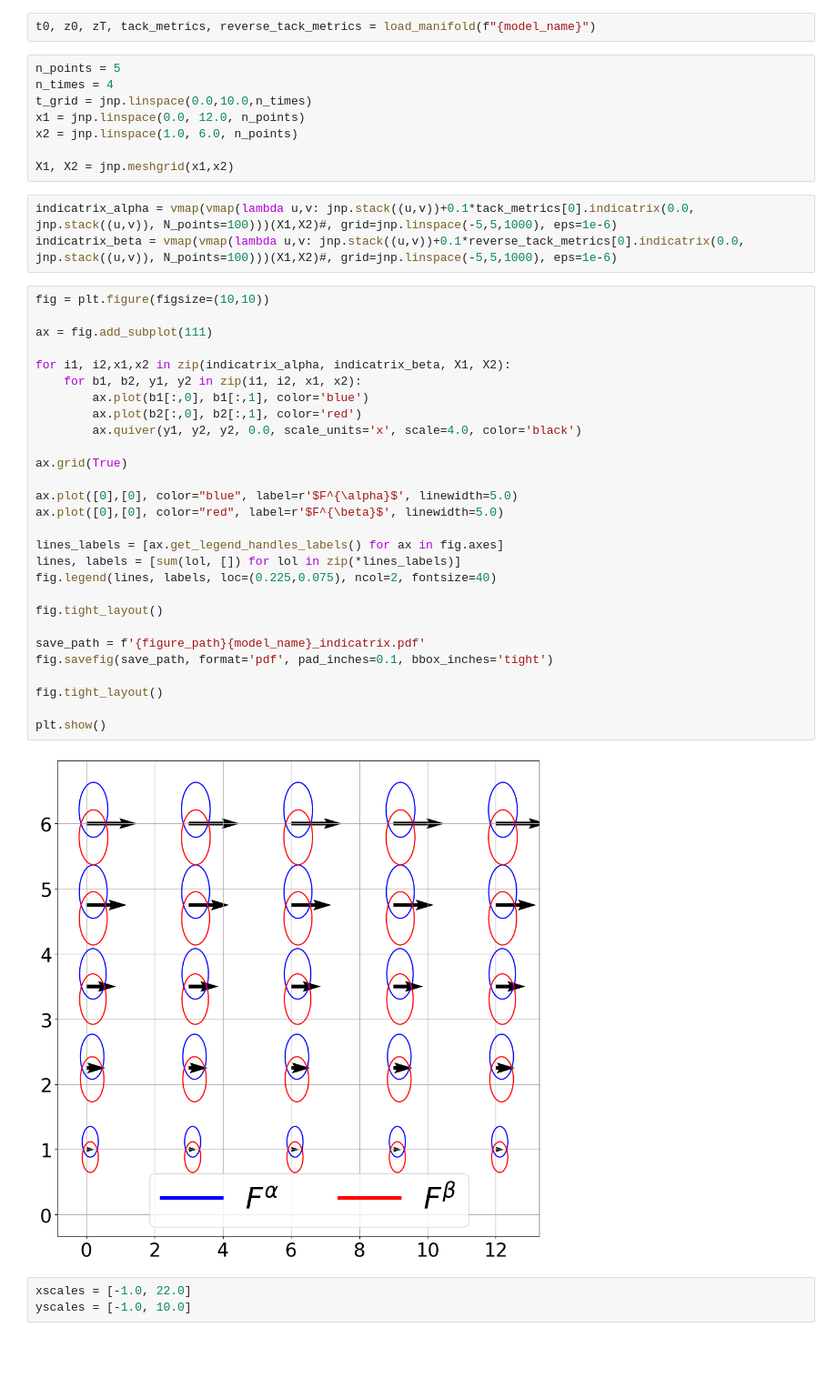
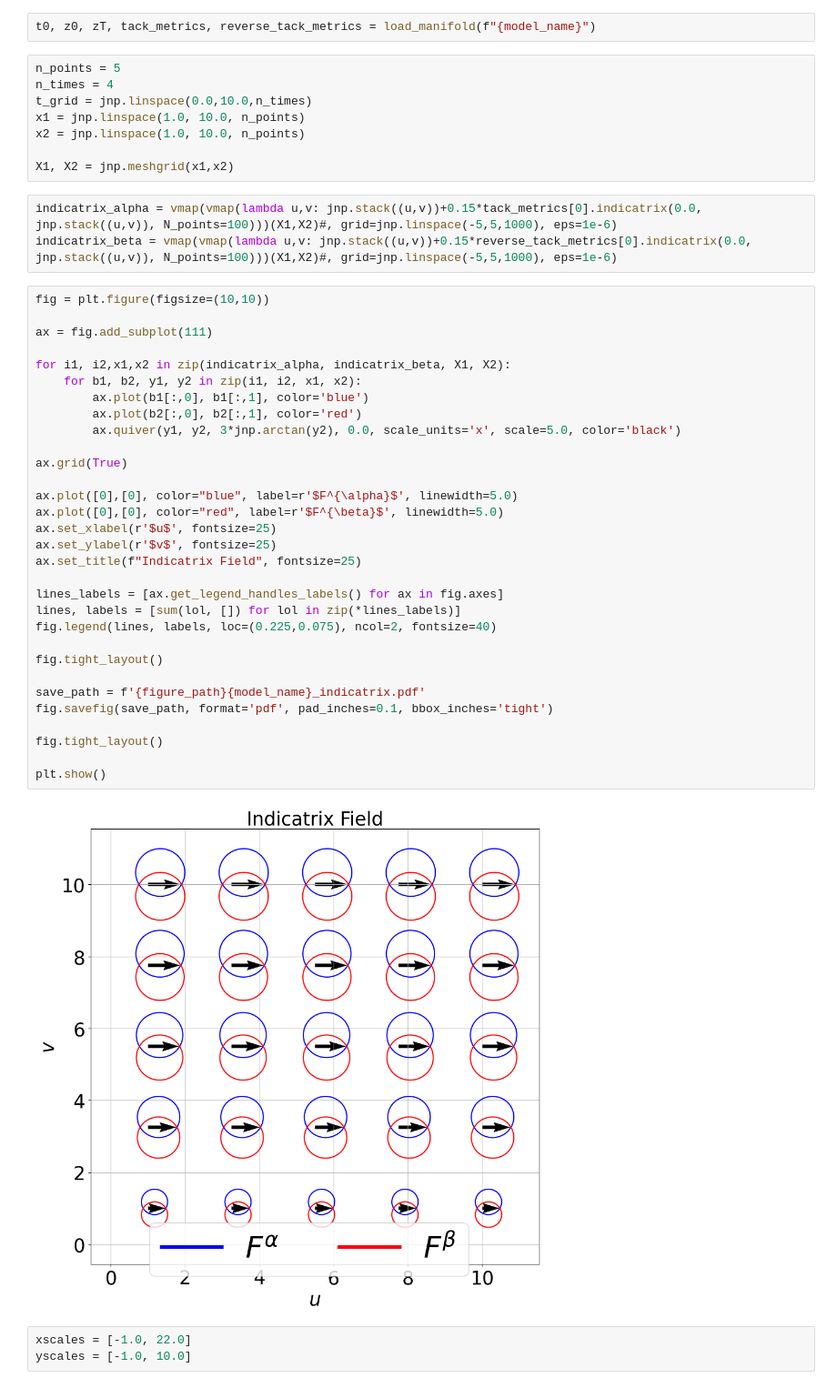
Before and after one commit to FrederikMR/zermelo_tacking, a Jupyter notebook: tacking_estimation.ipynb, the cells around one changed output. Shown at 91% size. Cells and saved outputs as stored; diff of their text form; blank space fills up the shorter version.

```diff
--- a/tacking_estimation.ipynb
+++ b/tacking_estimation.ipynb
@@ -367,43 +367,46 @@ t0, z0, zT, tack_metrics, reverse_tack_metrics = load_manifold(f"{model_name}")
 n_points = 5
 n_times = 4
 t_grid = jnp.linspace(0.0,10.0,n_times)
-x1 = jnp.linspace(0.0, 12.0, n_points)
-x2 = jnp.linspace(1.0, 6.0, n_points)
+x1 = jnp.linspace(1.0, 10.0, n_points)
+x2 = jnp.linspace(1.0, 10.0, n_points)
 
 X1, X2 = jnp.meshgrid(x1,x2)
 # %%
-indicatrix_alpha = vmap(vmap(lambda u,v: jnp.stack((u,v))+0.1*tack_metrics[0].indicatrix(0.0, jnp.stack((u,v)), N_points=100)))(X1,X2)#, grid=jnp.linspace(-5,5,1000), eps=1e-6)
-indicatrix_beta = vmap(vmap(lambda u,v: jnp.stack((u,v))+0.1*reverse_tack_metrics[0].indicatrix(0.0, jnp.stack((u,v)), N_points=100)))(X1,X2)#, grid=jnp.linspace(-5,5,1000), eps=1e-6)
+indicatrix_alpha = vmap(vmap(lambda u,v: jnp.stack((u,v))+0.15*tack_metrics[0].indicatrix(0.0, jnp.stack((u,v)), N_points=100)))(X1,X2)#, grid=jnp.linspace(-5,5,1000), eps=1e-6)
+indicatrix_beta = vmap(vmap(lambda u,v: jnp.stack((u,v))+0.15*reverse_tack_metrics[0].indicatrix(0.0, jnp.stack((u,v)), N_points=100)))(X1,X2)#, grid=jnp.linspace(-5,5,1000), eps=1e-6)
 # %%
 fig = plt.figure(figsize=(10,10))
 
 ax = fig.add_subplot(111)
 
 for i1, i2,x1,x2 in zip(indicatrix_alpha, indicatrix_beta, X1, X2):
     for b1, b2, y1, y2 in zip(i1, i2, x1, x2):
         ax.plot(b1[:,0], b1[:,1], color='blue')
         ax.plot(b2[:,0], b2[:,1], color='red')
-        ax.quiver(y1, y2, y2, 0.0, scale_units='x', scale=4.0, color='black')
+        ax.quiver(y1, y2, 3*jnp.arctan(y2), 0.0, scale_units='x', scale=5.0, color='black')
 
 ax.grid(True)
 
 ax.plot([0],[0], color="blue", label=r'$F^{\alpha}$', linewidth=5.0)
 ax.plot([0],[0], color="red", label=r'$F^{\beta}$', linewidth=5.0)
+ax.set_xlabel(r'$u$', fontsize=25)
+ax.set_ylabel(r'$v$', fontsize=25)
+ax.set_title(f"Indicatrix Field", fontsize=25)
 
 lines_labels = [ax.get_legend_handles_labels() for ax in fig.axes]
 lines, labels = [sum(lol, []) for lol in zip(*lines_labels)]
 fig.legend(lines, labels, loc=(0.225,0.075), ncol=2, fontsize=40)
 
 fig.tight_layout()
 
 save_path = f'{figure_path}{model_name}_indicatrix.pdf'
 fig.savefig(save_path, format='pdf', pad_inches=0.1, bbox_inches='tight')
 
 fig.tight_layout()
 
 plt.show()
 # %% [output]
-[figure, old version]
+[figure, new version]
 # %%
 xscales = [-1.0, 22.0]
 yscales = [-1.0, 10.0]
```
Also changed, not shown: parts of 10 cells of this notebook, 2 other files.
